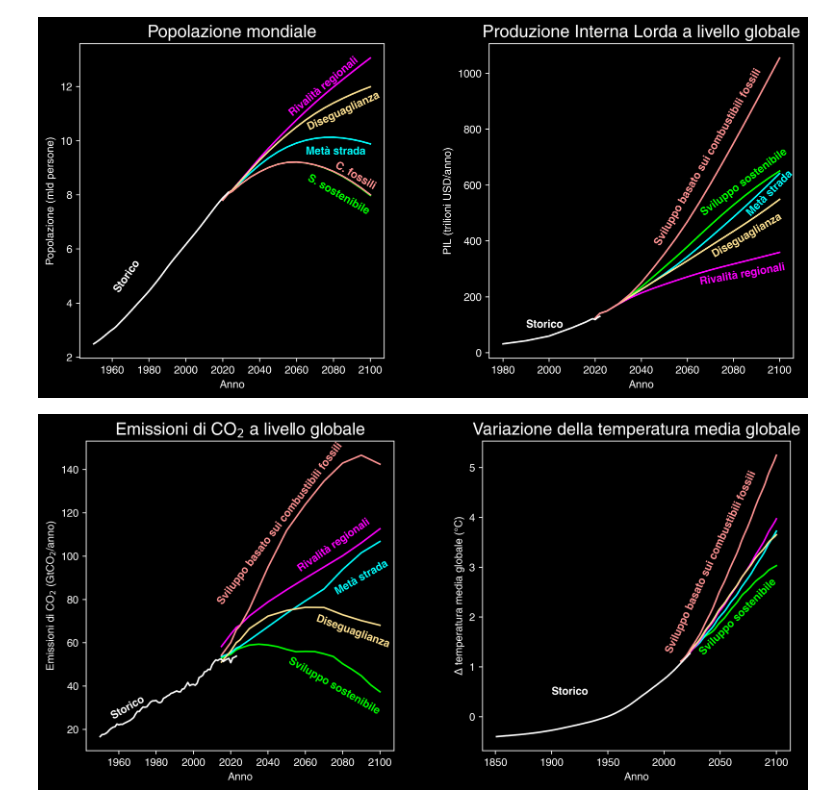
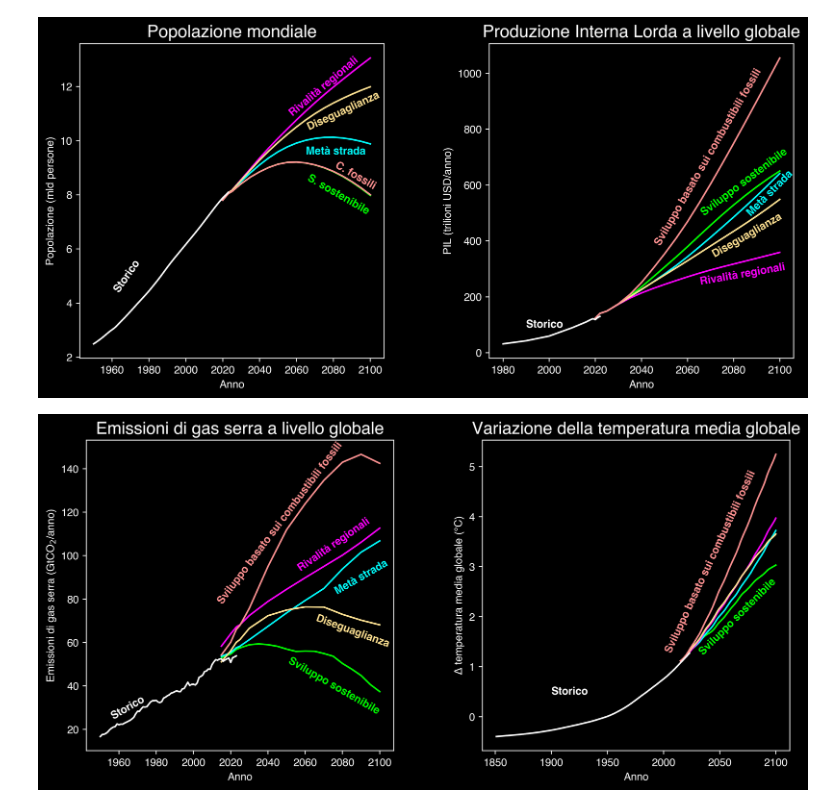
Before and after one commit to Robin-Castellani/pyconit25-future-climate-change, a Jupyter notebook: ssp_variables.ipynb, the cells around one changed output. Drawn from its saved outputs; the diff is of its cells as text; code cells hidden in the pictures.

```diff
--- a/ssp_variables.ipynb
+++ b/ssp_variables.ipynb
@@ -473,33 +474,33 @@ for line, column in zip(lines, co2.columns):
     # Add label at the end of each line with matching color
     axs[0].annotate(
         column,
         xy=xy_labels["co2"][column],
         va="center",
         color=line.get_color(),  # Use same color as the line
         weight="bold",
         rotation=rotation_labels["co2"][column],
     )
-axs[0].set_title("Emissioni di CO$_2$ a livello globale")
+axs[0].set_title("Emissioni di gas serra a livello globale")
 axs[0].set_xlabel("Anno")
-axs[0].set_ylabel("Emissioni di CO$_2$ (GtCO$_2$/anno)")
+axs[0].set_ylabel("Emissioni di gas serra (GtCO$_2$/anno)")
 
 lines = temperature.plot(ax=axs[1], legend=False, color=colors.values()).get_lines()
 for line, column in zip(lines, temperature.columns):
     axs[1].annotate(
         column,
         xy=xy_labels["temperature"][column],
         va="center",
         color=line.get_color(),  # Use same color as the line
         weight="bold",
         rotation=rotation_labels["temperature"][column],
     )
 axs[1].set_title("Variazione della temperatura media globale")
 axs[1].set_xlabel("Anno")
 axs[1].set_ylabel(r"$\Delta$ temperatura media globale (°C)")
 
 plt.tight_layout(w_pad=5)  # Add horizontal spacing between subplots
 
 plt.show()
 fig.savefig(images_dir / "co2_temperature.svg")
 # %% [output]
-[figure, old version]
+[figure, new version]
```
Also changed, not shown: parts of 2 cells of this notebook, 13 other files.
